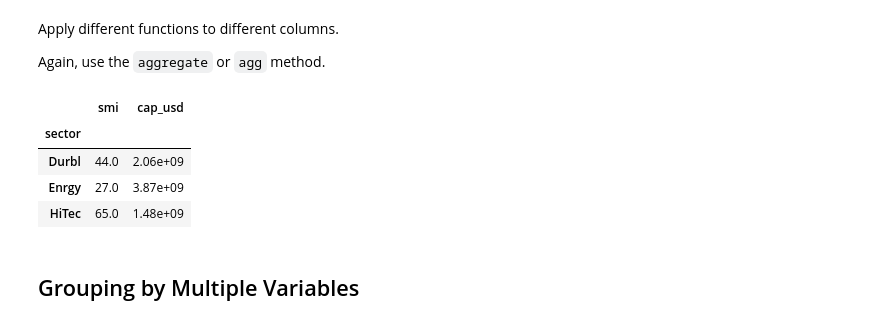
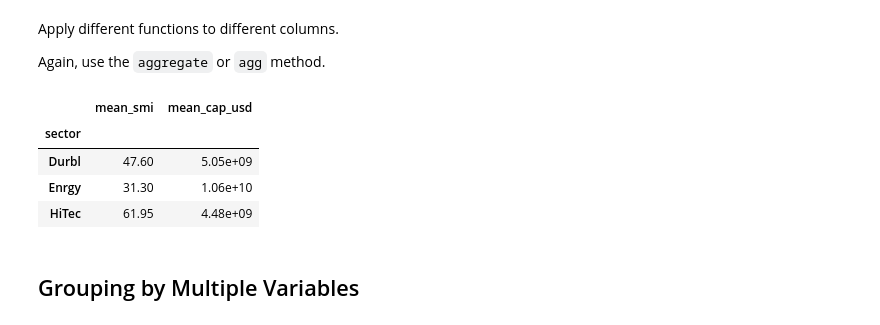
Before and after one commit to dgerlanc/programming-with-data, a Jupyter notebook: 03-group-apply-slides.ipynb, the cells around one changed output. Cells and saved outputs as stored; diff of their text form; code cells hidden in the pictures.

```diff
--- a/03-group-pivot-slides.ipynb
+++ b/03-group-apply-slides.ipynb
@@ -136,15 +126,18 @@ Apply different functions to different columns.
 Again, use the `aggregate` or `agg` method.
 # %%
 grp.agg({
-    'smi': lambda x: x.median(),
-    'cap_usd': 'mean'
+    'smi': lambda x: x.mean(),
+    'cap_usd': np.std
+}).rename(columns={
+    'smi': 'mean_smi',
+    'cap_usd': 'mean_cap_usd'
 })
 # %% [output]
-|  | smi | cap_usd |
+|  | mean_smi | mean_cap_usd |
 | sector |  |  |
-| Durbl | 44.0 | 2.06e+09 |
-| Enrgy | 27.0 | 3.87e+09 |
-| HiTec | 65.0 | 1.48e+09 |
+| Durbl | 47.60 | 5.05e+09 |
+| Enrgy | 31.30 | 1.06e+10 |
+| HiTec | 61.95 | 4.48e+09 |
 # %% [markdown]
 ## Grouping by Multiple Variables
 # %% [markdown]
```
Also changed, not shown: parts of 4 cells of this notebook, 20 other files.
